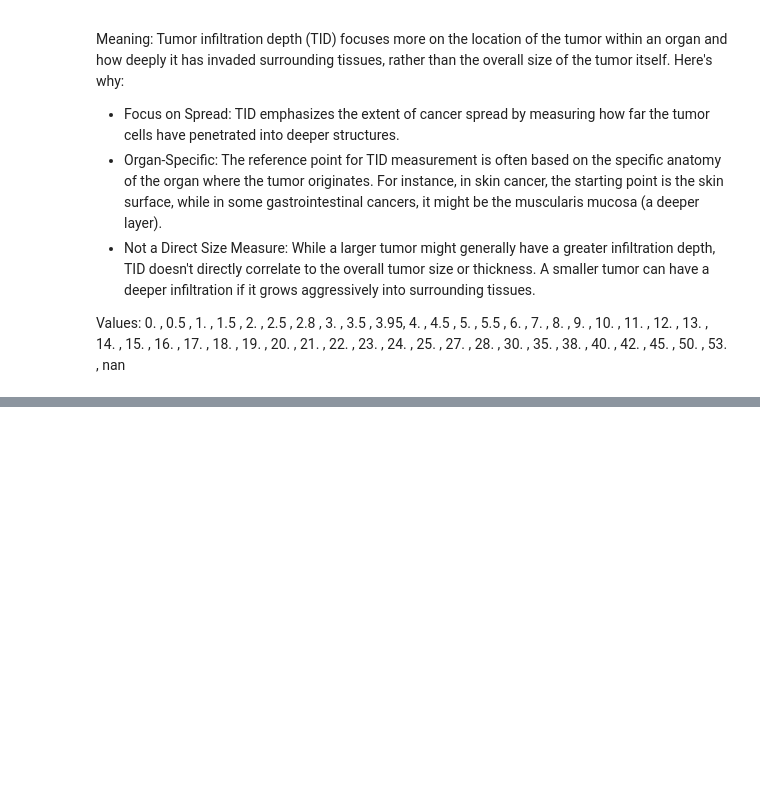
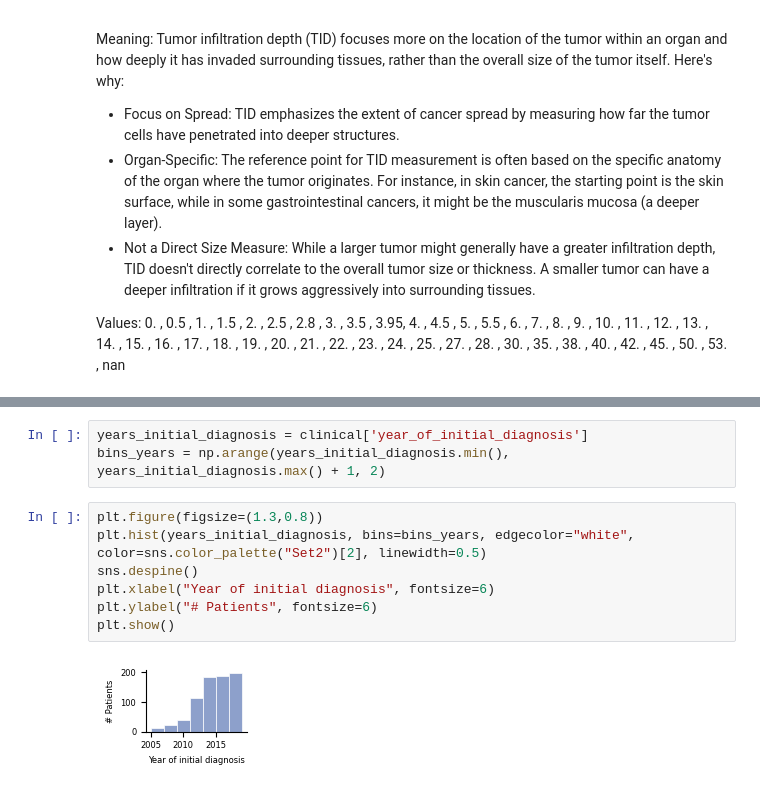
Before and after one commit to ankilab/HANCOCK_MultimodalDataset, a Jupyter notebook: data_exploration/eda_detailed_tabular_data.ipynb, the cells around one changed output, grey strips where cells are left out. Cells and saved outputs as stored; diff of their text form; blank space fills up the shorter version.

```diff
--- a/data_exploration/eda_detailed_tabular_data.ipynb
+++ b/data_exploration/eda_detailed_tabular_data.ipynb
@@ -471,0 +499,12 @@ plt.show()
+# %%
+years_initial_diagnosis = clinical['year_of_initial_diagnosis']
+bins_years = np.arange(years_initial_diagnosis.min(), years_initial_diagnosis.max() + 1, 2)
+# %%
+plt.figure(figsize=(1.3,0.8))
+plt.hist(years_initial_diagnosis, bins=bins_years, edgecolor="white", color=sns.color_palette("Set2")[2], linewidth=0.5)
+sns.despine()
+plt.xlabel("Year of initial diagnosis", fontsize=6)
+plt.ylabel("# Patients", fontsize=6)
+plt.show()
+# %% [output]
+[figure, added]
```
Also changed, not shown: parts of 8 cells of this notebook, 2 other files.
